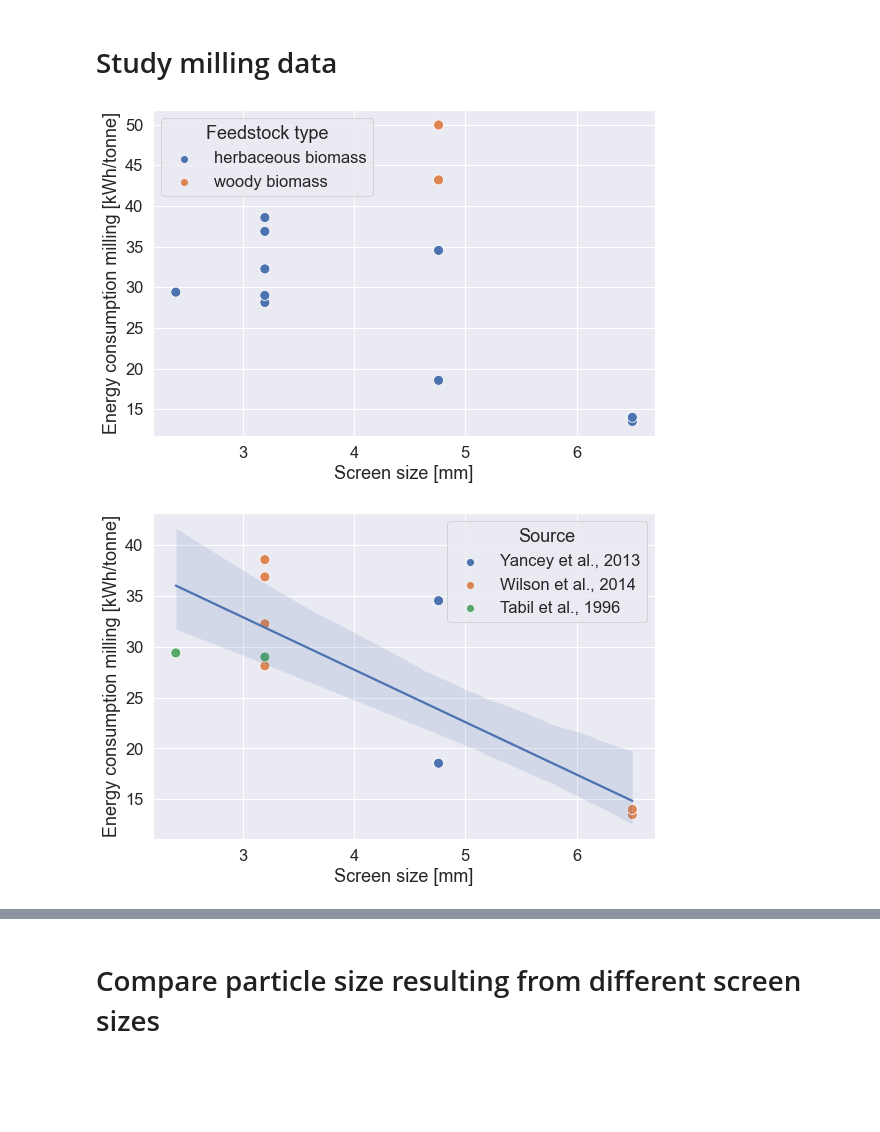
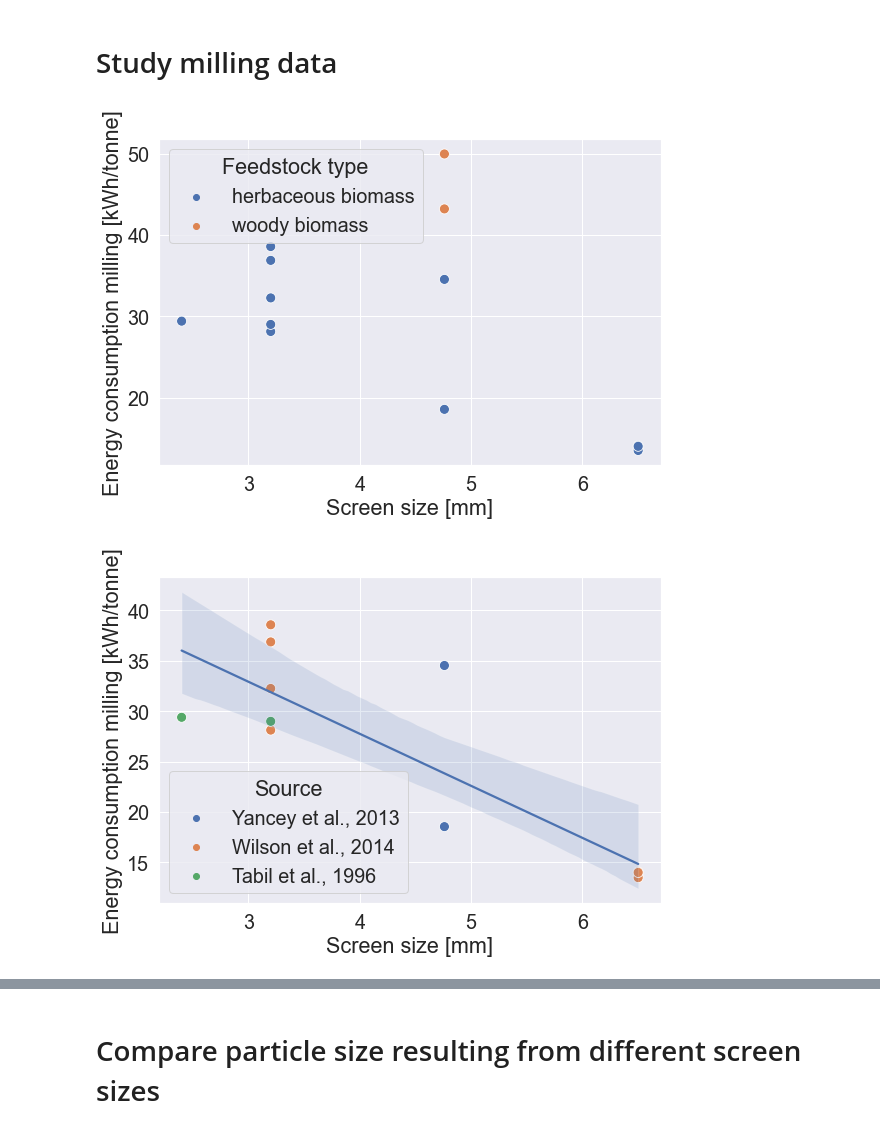
Before and after one commit to SimonAscher/Gasification_LCA_TEA, a Jupyter notebook: analysis/preliminary/milling_pelleting/milling_pelleting_energy_consumption_v1.ipynb, the cells around one changed output, grey strips where cells are left out. Drawn from its saved outputs; the diff is of its cells as text; code cells hidden in the pictures; blank space fills up the shorter version.

```diff
--- a/analysis/preliminary/milling_pelleting/milling_pelleting_energy_consumption_v1.ipynb
+++ b/analysis/preliminary/milling_pelleting/milling_pelleting_energy_consumption_v1.ipynb
@@ -95,22 +101,22 @@ def fit_linear_regression_with_rmse(x, y, display=True):
 # %%
 # Plot milling data - all
 plt.figure(figsize=(9,6))
-sns.set(font_scale=1.5)
+sns.set(font_scale=1.8)
 sns.scatterplot(data=data,x="Screen size [mm]", y="Energy consumption milling [kWh/tonne]", hue="Feedstock type", s=100)
 plt.savefig(directory + r"\figures\energy_milling_all.tiff", dpi=500, bbox_inches = "tight")
 plt.show()
 # %% [output]
-[figure, old version]
+[figure, new version]
 # %%
 # Plot milling data - herbaceous biomass
 plt.figure(figsize=(9,6))
-sns.set(font_scale=1.5)
+sns.set(font_scale=1.8)
 sns.scatterplot(data=herbaceous_data,x="Screen size [mm]", y="Energy consumption milling [kWh/tonne]", hue="Source", s=100)
 sns.regplot(data=herbaceous_data,x="Screen size [mm]", y="Energy consumption milling [kWh/tonne]", scatter=False)
 plt.savefig(directory + r"\figures\energy_milling_herbaceous.tiff", dpi=500, bbox_inches = "tight")
 plt.show()
 # %% [output]
-[figure, old version]
+[figure, new version]
 # %%
 # Plot milling data - woody biomass
 plt.figure(figsize=(9,6))
```
Also changed, not shown: parts of 11 cells of this notebook, 12 other files.
